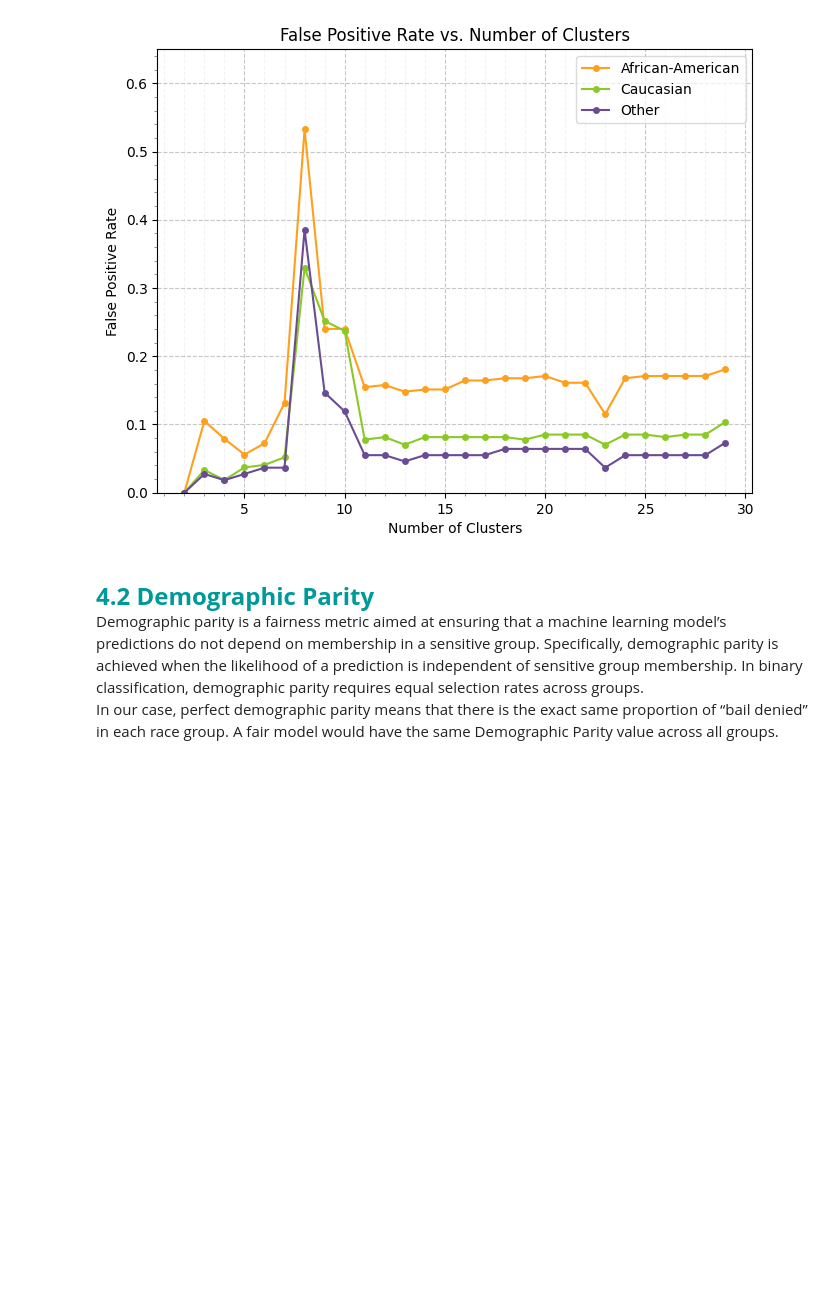
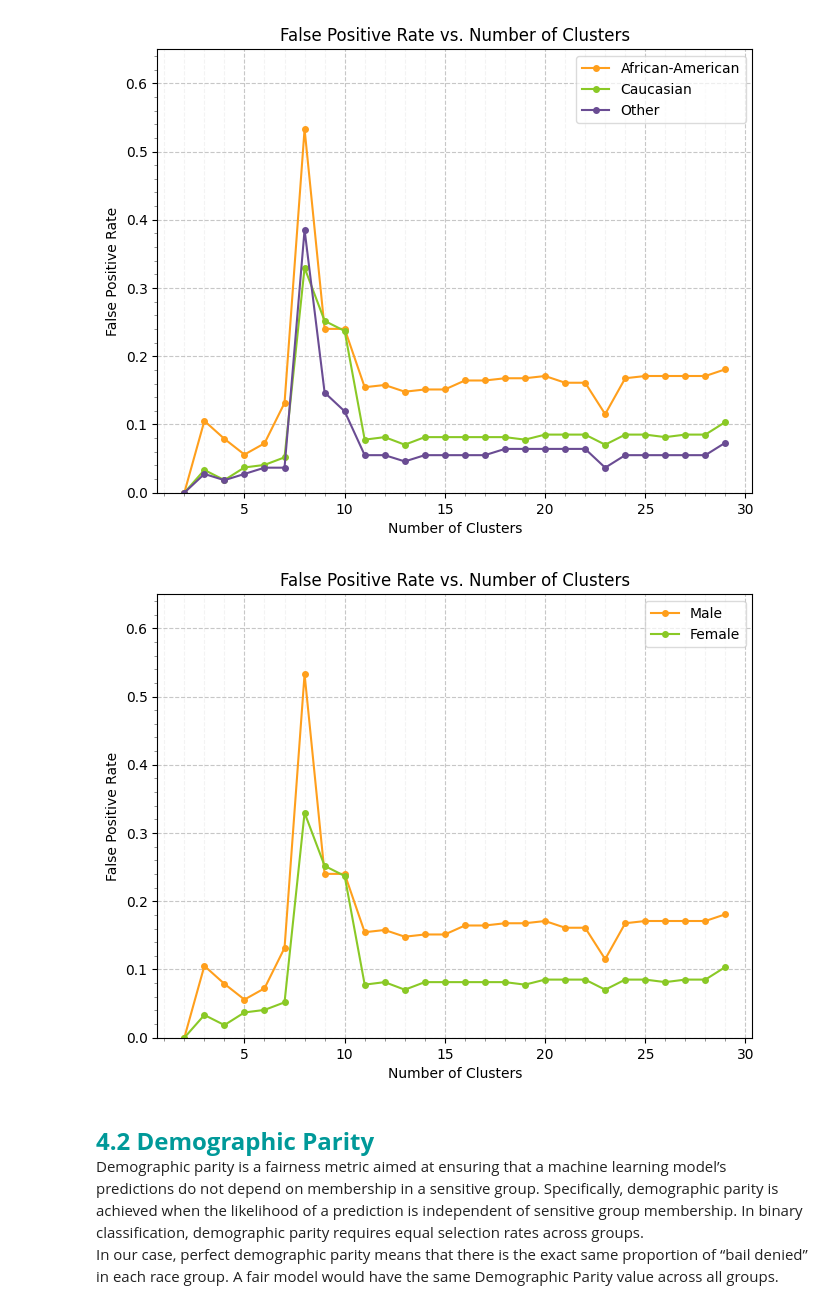
Before and after one commit to Potomolo/LEPL1109-CraHackaton, a Jupyter notebook: Hackaton_3/H3-Clustering-Student.ipynb, the cells around one changed output. Cells and saved outputs as stored; diff of their text form; code cells hidden in the pictures; blank space fills up the shorter version.

```diff
--- a/Hackaton_3/H3-Clustering-Student.ipynb
+++ b/Hackaton_3/H3-Clustering-Student.ipynb
@@ -1309,6 +1311,41 @@ plt.legend(loc='best',fontsize = 'medium',framealpha=0.7,draggable=True)
 plt.show()
 # %% [output]
 [figure]
+# %%
+sex_reverse_map = {0:"Male" ,1:"Female"}
+X_train_wsex, X_test_wsex, y_train_wsex, y_test_wsex, group_train, group_val = \
+    train_test_split( X, y, group_labels, test_size=0.2, random_state=random_seed)
+colors = ['#ff9f1c', '#8ac926']
+
+plt.figure(figsize=(7.68,5.76))
+for sex_index,color in zip(range(0,2),colors):
+    n= 30
+    tp = np.arange(n-2);fn= np.arange(n-2);tn= np.arange(n-2);fp =np.arange(n-2);fpr=np.arange(n-2)
+    for i in range(2,n):
+        kmeans = KMeans(n_clusters=i, random_state=random_seed)
+
+        y_pred = compute_y_pred(kmeans, X_train_wsex, X_test_wsex[group_val==sex_index], y_train_wsex)
+
+        tn[i-2], fp[i-2], fn[i-2], tp[i-2] = confusion_matrix(y_test_wsex[group_val==sex_index],y_pred).ravel()
+
+    # Calculer le FPR
+    fpr = fp / (fp + tn)
+
+
+    plt.xlabel("Number of Clusters")
+    plt.ylabel("False Positive Rate")
+    plt.title("False Positive Rate vs. Number of Clusters")
+    plt.plot(np.arange(2,n),fpr, marker='o', markersize=4, linestyle='-', label = f'{sex_reverse_map[sex_index]}',color = color)
+    plt.ylim((0,0.65))
+    plt.minorticks_on()
+    plt.tick_params(axis='x', which='minor', length=2, color='gray')
+    plt.tick_params(axis='y', which='minor', length=2, color='gray')
+    plt.grid(True,which='major', linestyle="--", alpha=0.7)
+    plt.grid(axis='x', which='minor', linestyle='--', alpha=0.15)
+plt.legend(loc='best',fontsize = 'medium',framealpha=0.7,draggable=True)
+plt.show()
+# %% [output]
+[figure, added]
 # %% [markdown]
 <br>
 <font size=5 color=#009999> <b>4.2 Demographic Parity</b> <br>
```
Also changed, not shown: parts of 4 cells of this notebook.
